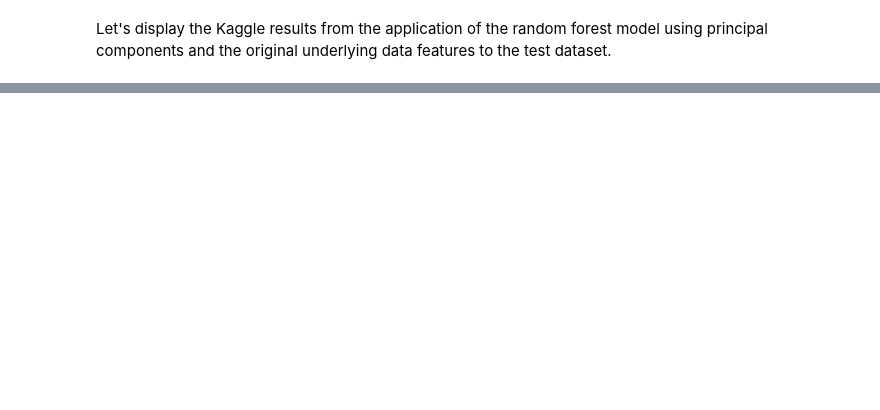
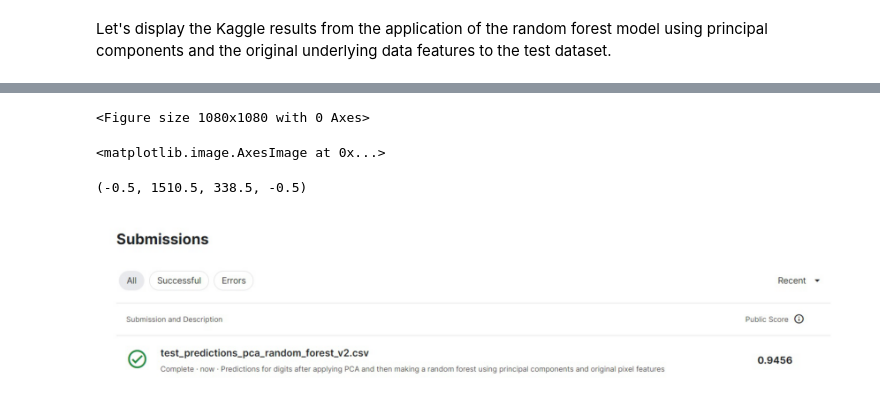
Before and after one commit to clairemarkey/MSDS-422-Group-3-Module-6, a Jupyter notebook: MSDS-422-Group-3-Module-6.ipynb, the cells around one changed output, grey strips where cells are left out. Cells and saved outputs as stored; diff of their text form; code cells hidden in the pictures; blank space fills up the shorter version.

```diff
--- a/MSDS-422-Group-3-Module-6.ipynb
+++ b/MSDS-422-Group-3-Module-6.ipynb
@@ -457,0 +532,12 @@ plt.show()
+# %%
+# Display the kaggle results associated with the Random Forest Model
+plt.figure(figsize = (15, 15))
+kaggle_results = plt.imread('Digit_PCA_And_Original_Features_Random_Forest_Kaggle_Results_v1.jpg')
+plt.imshow(kaggle_results)
+plt.axis("off")
+plt.show()
+# %% [output]
+<Figure size 1080x1080 with 0 Axes>
+<matplotlib.image.AxesImage at 0x...>
+(-0.5, 1510.5, 338.5, -0.5)
+[figure, added]
```
Also changed, not shown: parts of 10 cells of this notebook, 2 other files.
